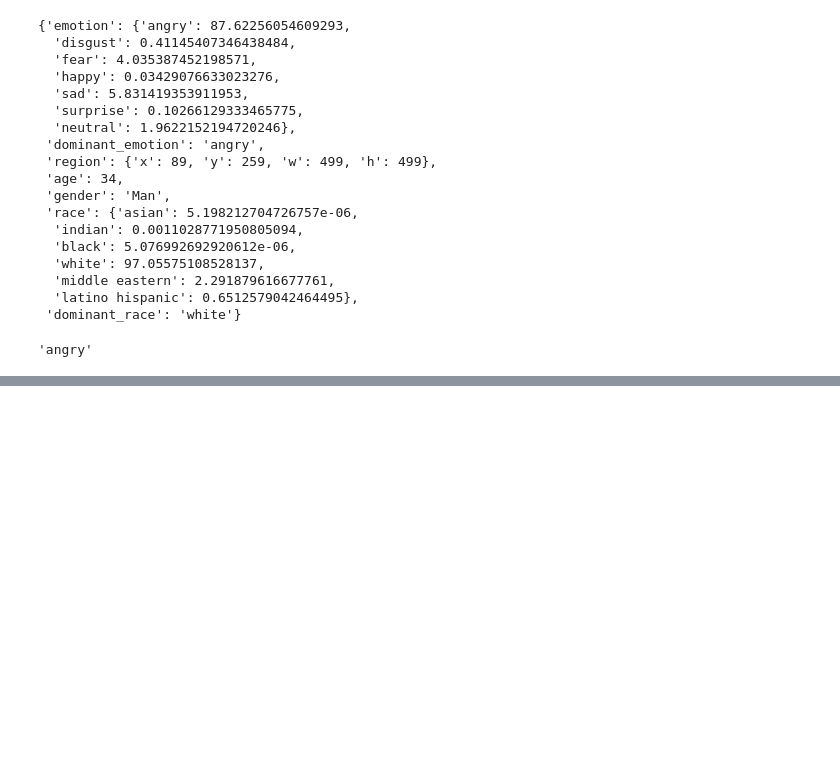
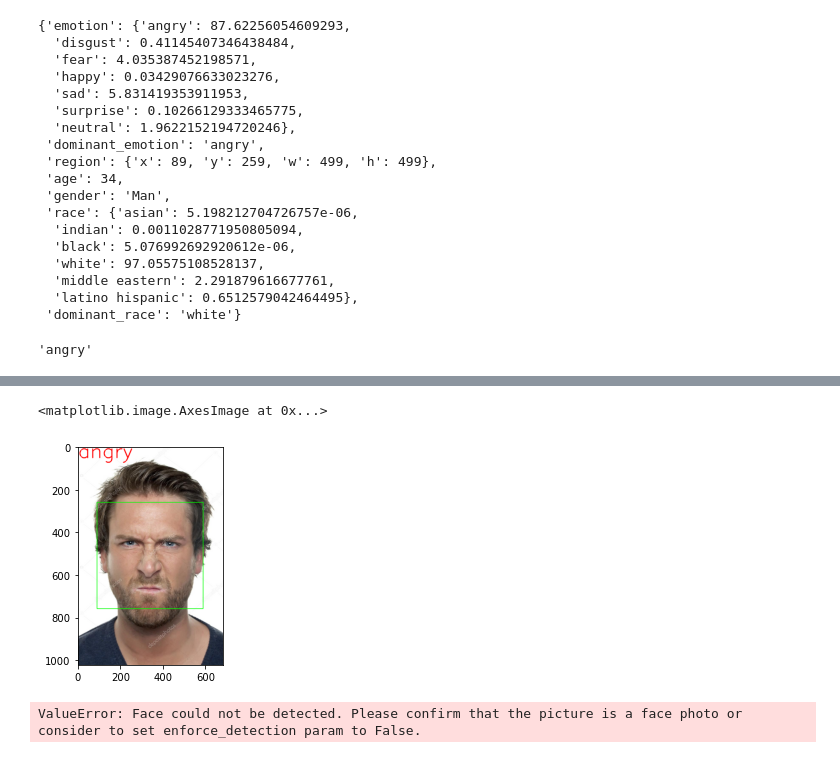
Before and after one commit to Jainil-coder/Expresso, a Jupyter notebook: Facial Expression Recognition.ipynb, the cells around one changed output, grey strips where cells are left out. Saved outputs shown, nothing was run; the diff lists cells and outputs as text; code cells hidden in the pictures; blank space fills up the shorter version.

```diff
--- a/Facial Expression Recognition.ipynb
+++ b/Facial Expression Recognition.ipynb
@@ -44,0 +70,37 @@ predictions["dominant_emotion"]
+# %%
+plt.imshow(cv2.cvtColor(img, cv2.COLOR_BGR2RGB))
+# %% [output]
+<matplotlib.image.AxesImage at 0x...>
+[figure, added]
+# %%
+cap = cv2.VideoCapture(1)
+
+if not cap.isOpened():
+    cap = cv2.VideoCapture(0)
+if not cap.isOpened():
+    raise IOError('Cannot Open Webcam')
+
+while True:
+    ret, frame = cap.read()
+    result = DeepFace.analyze(frame, actions = ['emotion'])
+
+    gray = cv2.cvtColor(img, cv2.COLOR_BGR2GRAY)
+    faces = faceCascade.detectMultiScale(gray, 1.1, 4)
+
+    for(x, y, w, h) in faces:
+        cv2.rectangle(img, (x, y), (x + w, y + h), (0, 255, 0), 2)
+
+    font = cv2.FONT_HERSHEY_SIMPLEX
+
+    # Using putText() method for putting text in video.
+
+    cv2.putText(img, predictions['dominant_emotion'], (50, 50), font, 3, (0, 0, 255), 4, cv2.LINE_4);
+    cv2.imshow('Real-Time Facial Expression Detection', frame)
+
+    if cv2.waitKey(2) & 0xFF == ord('q'):
+        break
+
+cap.release()
+cv2.destroyAllWindows()
+# %% [output]
+ValueError: Face could not be detected. Please confirm that the picture is a face photo or consider to set enforce_detection param to False.
```
Also changed, not shown: parts of 4 cells of this notebook.
